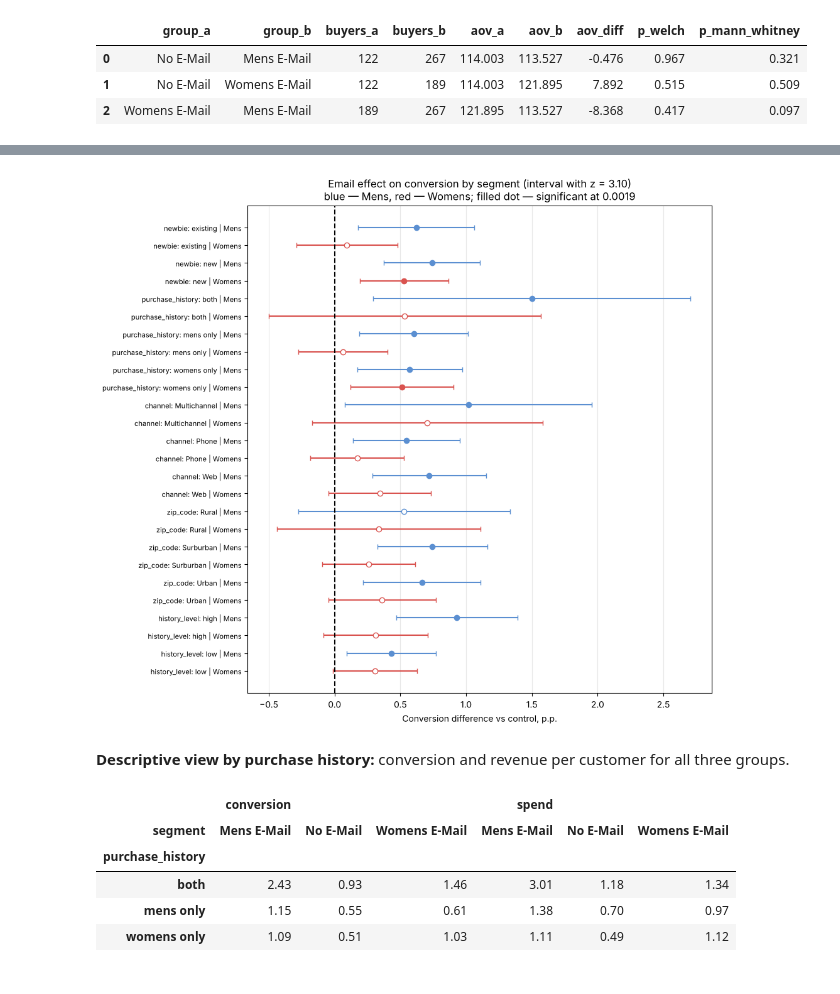
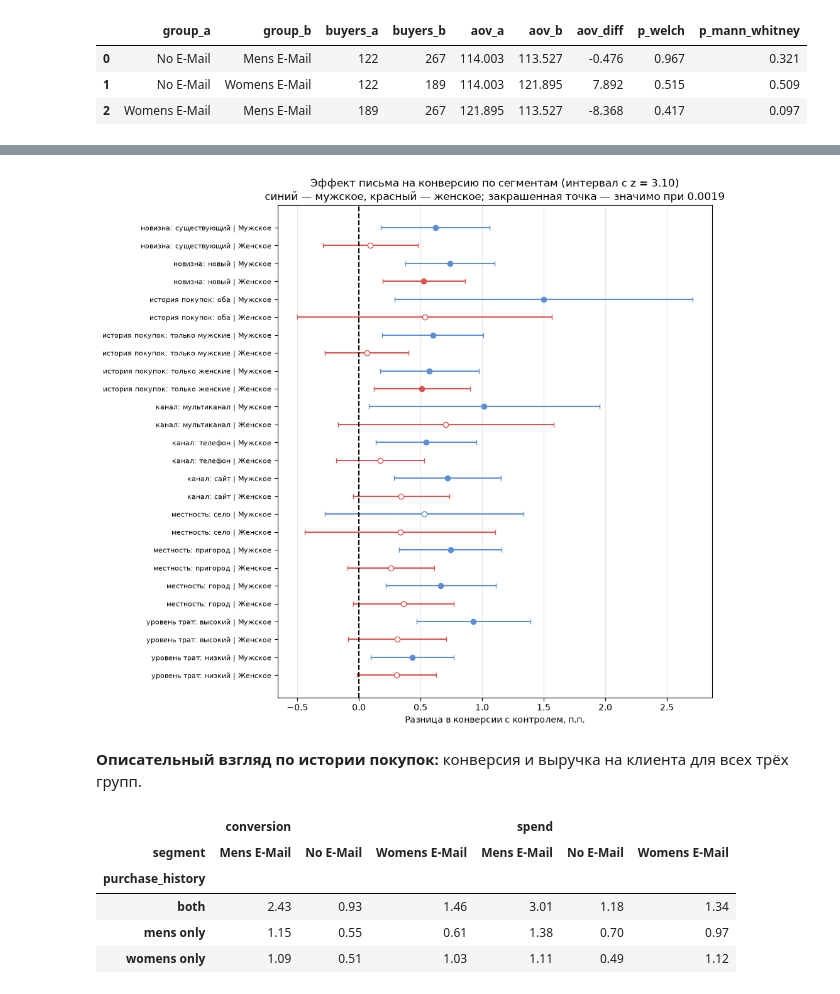
Before and after one commit to TemurRikhsitillaev/hillstrom-ab-test, a Jupyter notebook: notebook/hillstrom_ab_test.ipynb, the cells around one changed output, grey strips where cells are left out. Drawn from its saved outputs; the diff is of its cells as text; code cells hidden in the pictures.

```diff
--- a/notebook/hillstrom_ab_test.ipynb
+++ b/notebook/hillstrom_ab_test.ipynb
@@ -64,6 +64,9 @@ import seaborn as sns
 from scipy import stats
 from scipy.stats import norm
 from statsmodels.stats.proportion import proportions_ztest, confint_proportions_2indep
+
+# русские подписи групп для графиков (значения в данных не меняются)
+GROUP_RU = {'No E-Mail': 'Без письма', 'Womens E-Mail': 'Женское письмо', 'Mens E-Mail': 'Мужское письмо'}
 # %%
 df = pd.read_csv('../data/hillstrom.csv')
 # %%
@@ -431,6 +436,6 @@ for metric in ['conversion', 'visit']:
     p = control[metric].mean()
     SE = np.sqrt(2 * p * (1 - p) / n)
     MDE = (z_alpha + z_power) * SE
-    print(f'{metric}: base {p * 100:.2f}%, MDE {MDE * 100:.3f} p.p. '
-          f'({MDE / p * 100:.1f}% relative)')
+    print(f'{metric}: база {p * 100:.2f}%, MDE {MDE * 100:.3f} п.п. '
+          f'({MDE / p * 100:.1f}% относительно)')
 # %% [output]
@@ -557,21 +562,21 @@ order = ['No E-Mail', 'Womens E-Mail', 'Mens E-Mail']
 colors = ['#9aa5b1', '#e39b9b', '#5b8fd1']
 
 fig, axes = plt.subplots(1, 2, figsize=(11, 4))
-for ax, metric, title in zip(axes, ['conversion', 'visit'], ['Conversion rate', 'Visit rate']):
+for ax, metric, title in zip(axes, ['conversion', 'visit'], ['Конверсия', 'Доля визитов']):
     rates, errors = [], []
     for group in order:
         x = df[df['segment'] == group][metric]
         p = x.mean()
         rates.append(p * 100)
-        errors.append(z_crit * np.sqrt(p * (1 - p) / len(x)) * 100)   # interval for each group's rate
-    ax.bar(order, rates, yerr=errors, capsize=6, color=colors)
+        errors.append(z_crit * np.sqrt(p * (1 - p) / len(x)) * 100)   # интервал для доли каждой группы
+    ax.bar([GROUP_RU[g] for g in order], rates, yerr=errors, capsize=6, color=colors)
     for i, r in enumerate(rates):
         ax.text(i, r / 2, f'{r:.2f}%', ha='center', color='white', fontweight='bold')
     ax.set_title(title)
     ax.set_ylabel('%')
     ax.grid(axis='y', alpha=0.3)
 
-plt.suptitle('Rates by group (error bars: interval with z = 2.394)')
+plt.suptitle('Показатели по группам (планки: интервал с z = 2.394)')
 plt.tight_layout()
 plt.savefig('../images/rates_by_group.png', dpi=150, bbox_inches='tight')
 plt.show()
@@ -843,9 +848,16 @@ segment_results.round(4)
 | 24 | history_level | low | Mens E-Mail | 10714 | 10688 | 0.4200 | 0.8514 | 0.4314 | 0.0944 | ... |
 | 25 | history_level | low | Womens E-Mail | 10714 | 10597 | 0.4200 | 0.7266 | 0.3066 | -0.0144 | ... |
 # %%
+SEG_RU = {'newbie': 'новизна', 'purchase_history': 'история покупок', 'channel': 'канал',
+          'zip_code': 'местность', 'history_level': 'уровень трат'}
+VAL_RU = {'existing': 'существующий', 'new': 'новый', 'both': 'оба', 'mens only': 'только мужские',
+          'womens only': 'только женские', 'Multichannel': 'мультиканал', 'Phone': 'телефон', 'Web': 'сайт',
+          'Rural': 'село', 'Surburban': 'пригород', 'Urban': 'город', 'high': 'высокий', 'low': 'низкий'}
+EMAIL_SHORT_RU = {'Mens E-Mail': 'Мужское', 'Womens E-Mail': 'Женское'}
+
 fig, ax = plt.subplots(figsize=(10, 9))
 labels = []
 for i, (_, row) in enumerate(segment_results.iterrows()):
     color = '#5b8fd1' if row['email'] == 'Mens E-Mail' else '#d9534f'
-    face = color if row['significant'] else 'white'    # filled dot = significant
+    face = color if row['significant'] else 'white'    # закрашенная точка = значимо
     ax.errorbar(row['diff_pp'], i,
@@ -853,21 +865,21 @@ for i, (_, row) in enumerate(segment_results.iterrows()):
                 fmt='o', color=color, markerfacecolor=face, capsize=3)
-    labels.append(f"{row['segment']}: {row['value']} | {row['email'].replace(' E-Mail', '')}")
+    labels.append(f"{SEG_RU[row['segment']]}: {VAL_RU[row['value']]} | {EMAIL_SHORT_RU[row['email']]}")
 
 ax.axvline(0, color='black', linestyle='--')
 ax.set_yticks(range(len(labels)))
 ax.set_yticklabels(labels, fontsize=8)
 ax.invert_yaxis()
-ax.set_xlabel('Conversion difference vs control, p.p.')
-ax.set_title(f'Email effect on conversion by segment (interval with z = {z_seg:.2f})\n'
-             'blue — Mens, red — Womens; filled dot — significant at 0.0019')
+ax.set_xlabel('Разница в конверсии с контролем, п.п.')
+ax.set_title(f'Эффект письма на конверсию по сегментам (интервал с z = {z_seg:.2f})\n'
+             'синий — мужское, красный — женское; закрашенная точка — значимо при 0.0019')
 ax.grid(axis='x', alpha=0.3)
 plt.tight_layout()
 plt.savefig('../images/segments_conversion.png', dpi=150, bbox_inches='tight')
 plt.show()
 # %% [output]
-[figure, old version]
+[figure, new version]
 # %% [markdown]
-**Descriptive view by purchase history:** conversion and revenue per customer for all three groups.
+**Описательный взгляд по истории покупок:** конверсия и выручка на клиента для всех трёх групп.
 # %%
 by_history = df.pivot_table(index='purchase_history', columns='segment',
                             values=['conversion', 'spend'], aggfunc='mean')
```
Also changed, not shown: parts of 39 cells of this notebook, 11 other files.
